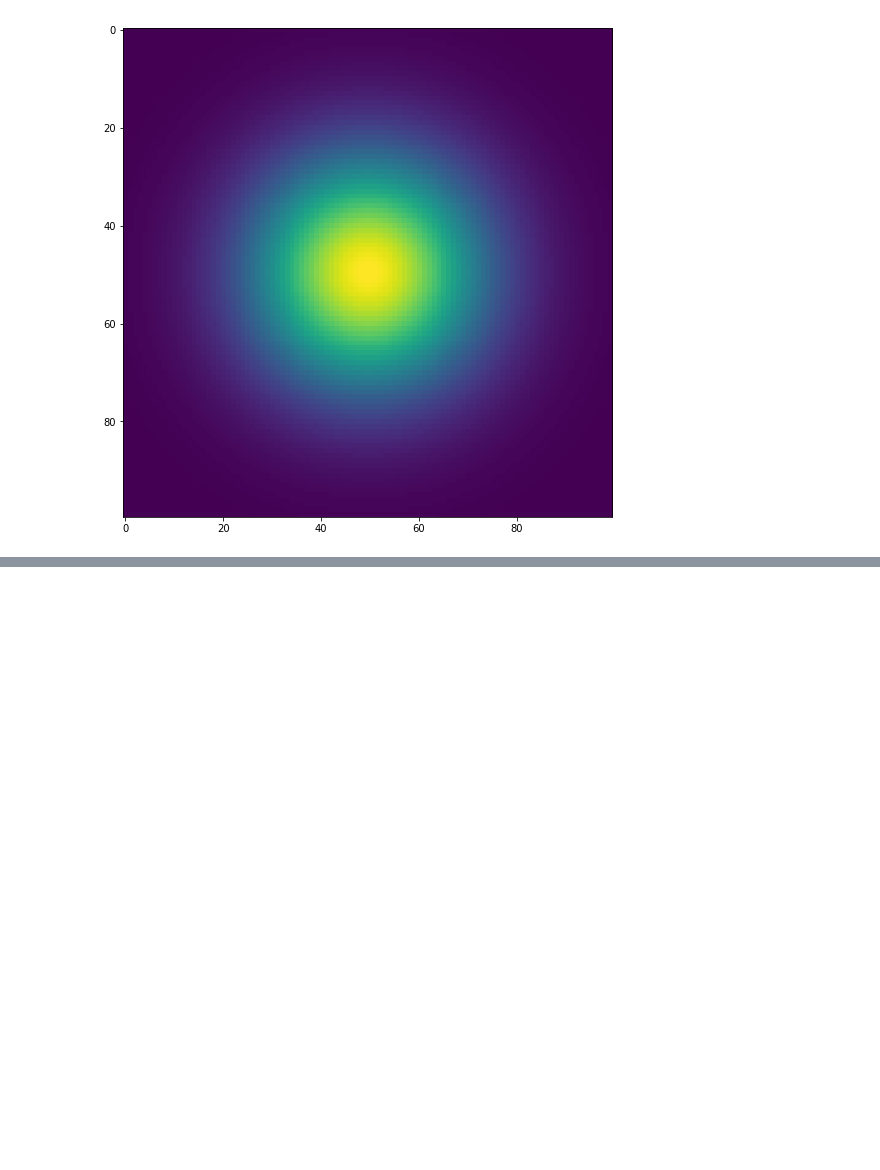
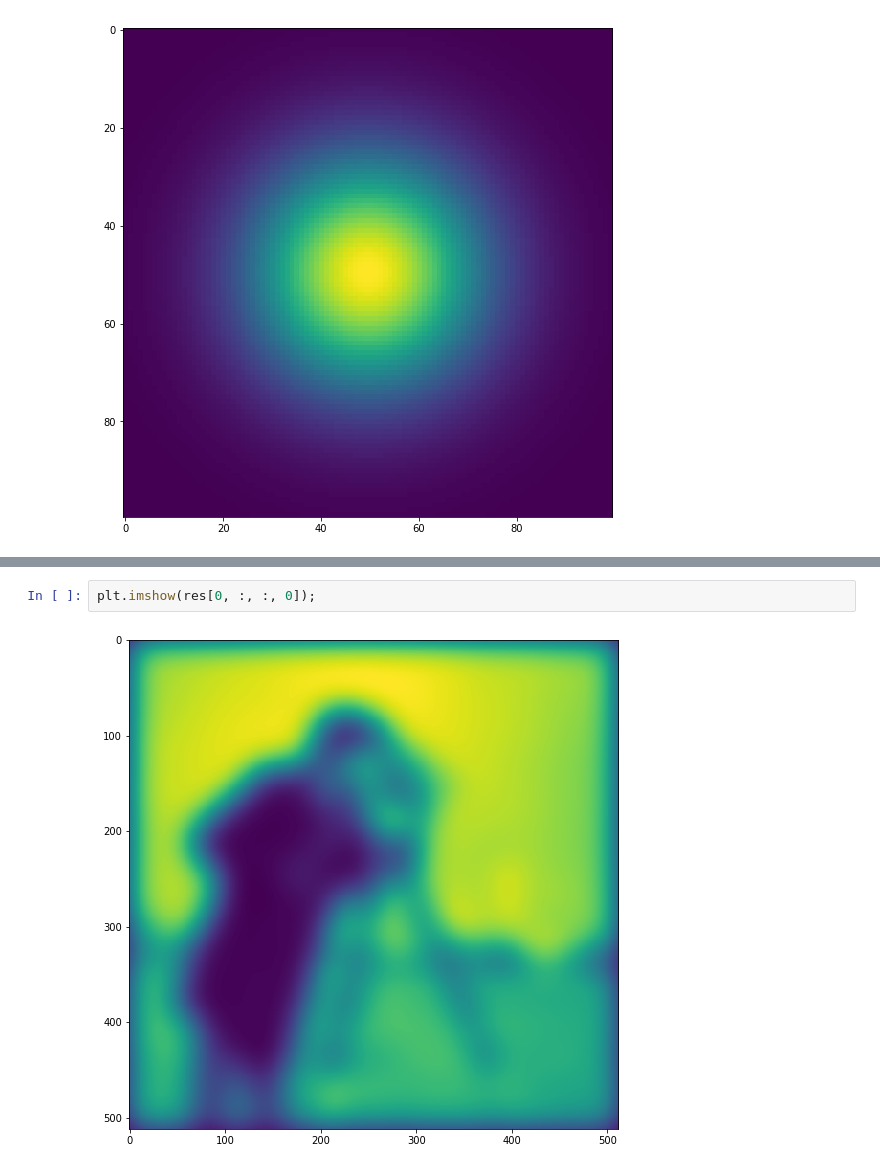
Before and after one commit to damiansp/neuralNet, a Jupyter notebook: kadenze/1_intro_to_tensorflow/intro_to_tensorflow.ipynb, the cells around one changed output, grey strips where cells are left out. Drawn from its saved outputs; the diff is of its cells as text; blank space fills up the shorter version.

```diff
--- a/kadenze/1_intro_to_tensorflow/intro_to_tensorflow.ipynb
+++ b/kadenze/1_intro_to_tensorflow/intro_to_tensorflow.ipynb
@@ -147,0 +192,4 @@ plt.imshow(z2d.eval());
+# %%
+plt.imshow(res[0, :, :, 0]);
+# %% [output]
+[figure, added]
```
Also changed, not shown: parts of 19 cells of this notebook.
